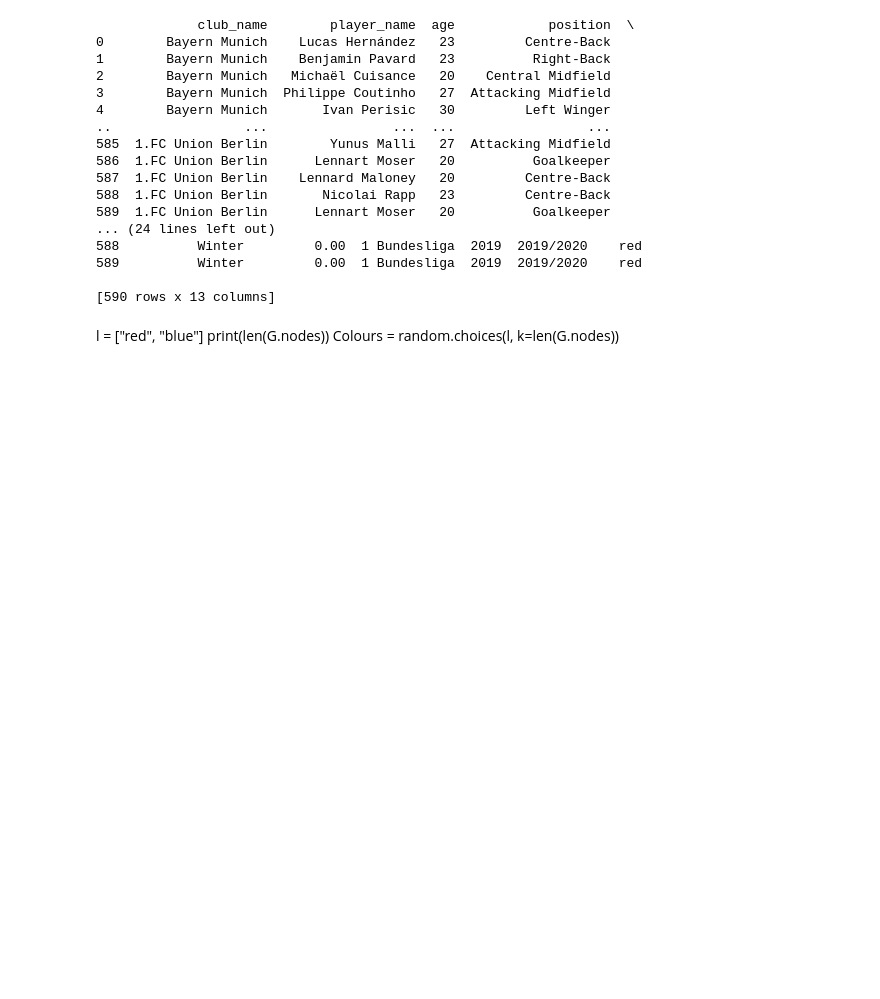
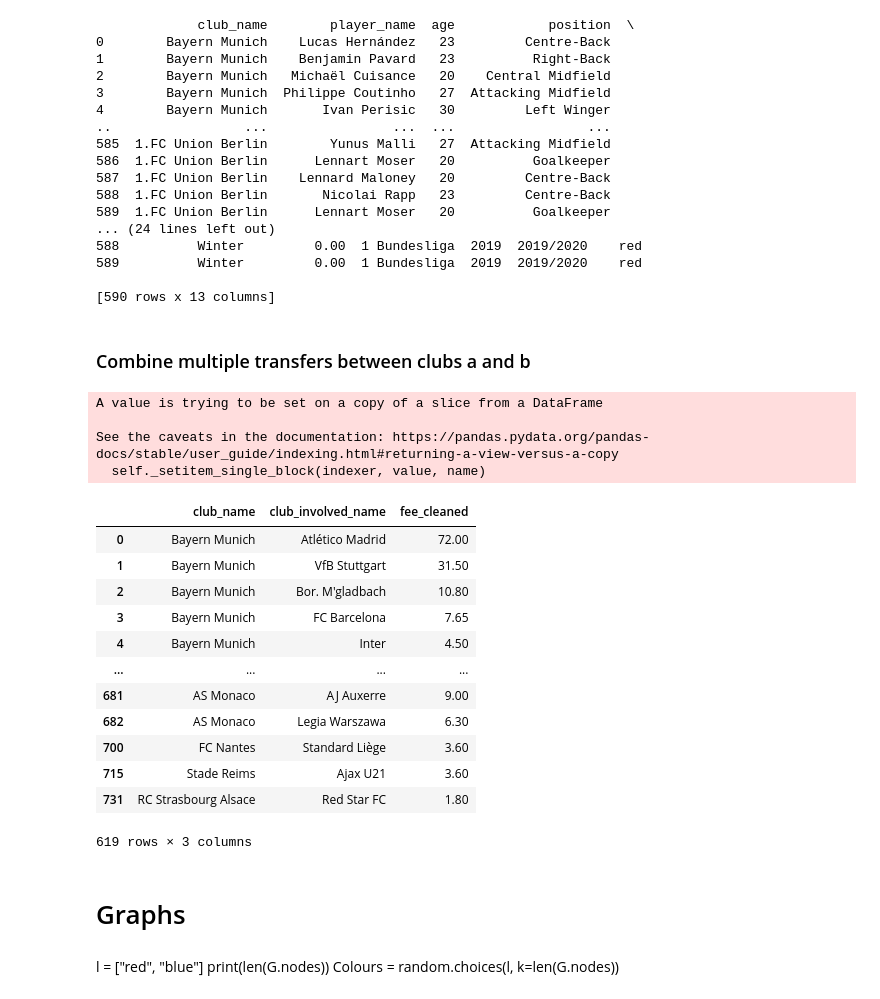
Before and after one commit to TobiasW1891/Networks, a Jupyter notebook: Ligen 2019.ipynb, the cells around one changed output. Cells and saved outputs as stored; diff of their text form; code cells hidden in the pictures; blank space fills up the shorter version.

Commit message:
combined multiple transfer fees

```diff
--- a/Ligen 2019.ipynb
+++ b/Ligen 2019.ipynb
@@ -67,6 +67,53 @@ print(BuLi19)
 589          Winter         0.00  1 Bundesliga  2019  2019/2020    red
 
 [590 rows x 13 columns]
+# %% [markdown]
+### Combine multiple transfers between clubs a and b
+# %%
+# now as a function
+
+def AddFees(DF): # adds fees of multiple transfers from club a to b
+    # output
+    DF_out = pd.DataFrame({'club_name' : [],
+                         "club_involved_name":[],
+                         "fee_cleaned":[]})
+
+    for i in range(DF.shape[0]):
+        # is this a new match?
+        if DF_out.loc[(DF_out["club_name"]== DF["club_name"].iloc[i])&
+                     DF_out["club_involved_name"].isin([DF["club_involved_name"].iloc[i]])].size ==0:
+            DF_out = DF_out.append(DF.iloc[i])
+        else:
+            # add fee value to already existing value
+            DF_out["fee_cleaned"].loc[(DF_out["club_name"]== DF["club_name"].iloc[i])&
+                     DF_out["club_involved_name"].isin([DF["club_involved_name"].iloc[i]])] += DF["fee_cleaned"].iloc[i]
+
+    return(DF_out)
+# %%
+DF19 = AddFees(DF19)
+# %% [output]
+A value is trying to be set on a copy of a slice from a DataFrame
+
+See the caveats in the documentation: https://pandas.pydata.org/pandas-docs/stable/user_guide/indexing.html#returning-a-view-versus-a-copy
+  self._setitem_single_block(indexer, value, name)
+# %%
+DF19
+# %% [output]
+|  | club_name | club_involved_name | fee_cleaned |
+| 0 | Bayern Munich | Atlético Madrid | 72.00 |
+| 1 | Bayern Munich | VfB Stuttgart | 31.50 |
+| 2 | Bayern Munich | Bor. M'gladbach | 10.80 |
+| 3 | Bayern Munich | FC Barcelona | 7.65 |
+| 4 | Bayern Munich | Inter | 4.50 |
+| ... | ... | ... | ... |
+| 681 | AS Monaco | AJ Auxerre | 9.00 |
+| 682 | AS Monaco | Legia Warszawa | 6.30 |
+| 700 | FC Nantes | Standard Liège | 3.60 |
+| 715 | Stade Reims | Ajax U21 | 3.60 |
+| 731 | RC Strasbourg Alsace | Red Star FC | 1.80 |
+619 rows × 3 columns
+# %% [markdown]
+# Graphs
 # %%
 G = nx.from_pandas_edgelist(DF19,
                             source = "club_name",
```
Also changed, not shown: parts of 5 cells of this notebook.
